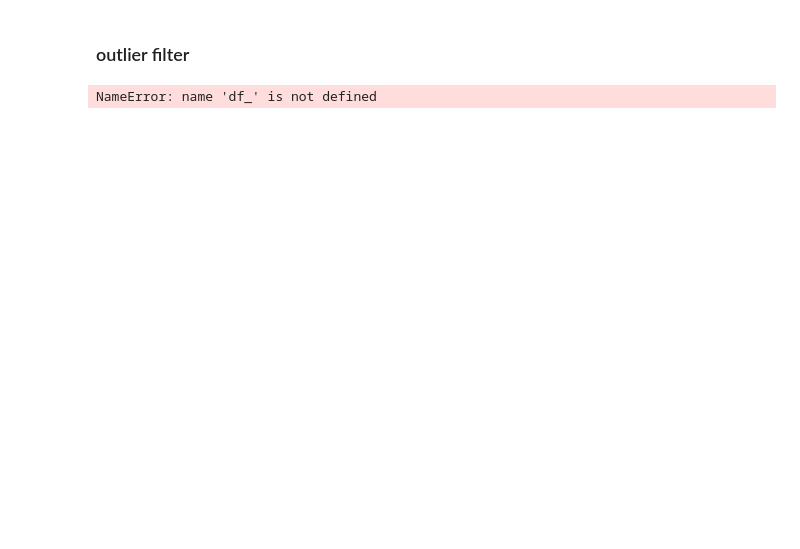
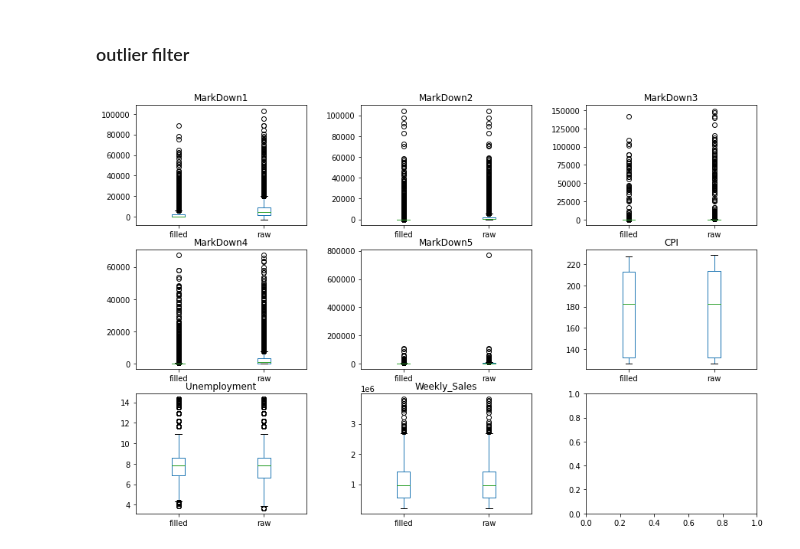
Before and after one commit to thomatrixting/Walmart_analysis, a Jupyter notebook: notebooks/0.0-thomas-data_processing.ipynb, the cells around one changed output. Saved outputs shown, nothing was run; the diff lists cells and outputs as text; code cells hidden in the pictures; blank space fills up the shorter version.

```diff
--- a/notebooks/0.0-thomas-data_processing.ipynb
+++ b/notebooks/0.0-thomas-data_processing.ipynb
@@ -146,6 +198,15 @@ for feature, ax in zip(columns,axs.flatten()):
 # %% [markdown]
 ### outlier filter
-# %%
-df_
-# %% [output]
-NameError: name 'df_' is not defined
+# %%
+fig,axs = plt.subplots(3,3,figsize=(12,8),sharey=False)
+plt.tight_layout(w_pad=4)
+column = set(df_filled.columns)-set(['Date','type'])
+
+for feature, ax in zip(columns,axs.flatten()):
+    data = pd.concat([df_filled[feature],df_raw[feature]],axis=1)
+    data.columns = ['filled','raw']
+
+    data.plot(kind='box',label=f'filled',ax=ax)
+    ax.set_title(feature)
+# %% [output]
+[figure, added]
```
Also changed, not shown: parts of 11 cells of this notebook, 1 other file.
